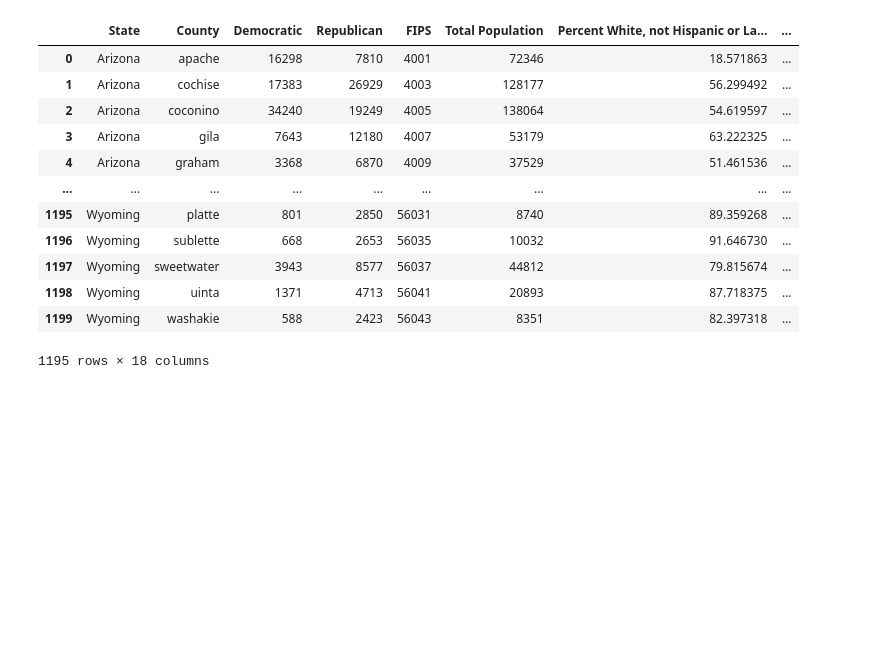
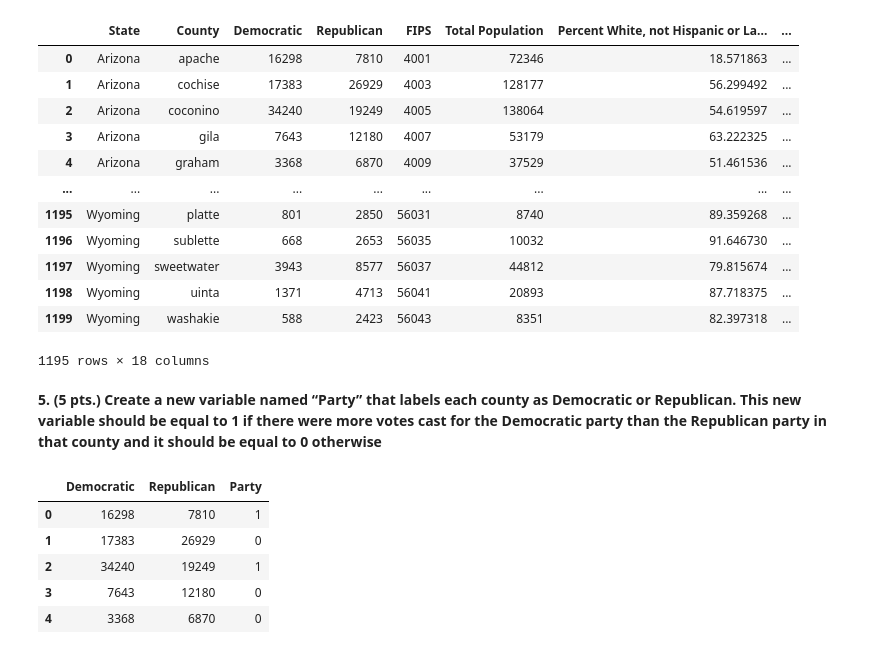
Before and after one commit to laxmena/2018Election-Data-Visualization, a Jupyter notebook: EDA-2018SenateElections.ipynb, the cells around one changed output. Saved outputs shown, nothing was run; the diff lists cells and outputs as text; code cells hidden in the pictures; blank space fills up the shorter version.

Commit message:
Coumpute Party feature

```diff
--- a/EDA-2018SenateElections.ipynb
+++ b/EDA-2018SenateElections.ipynb
@@ -230,3 +230,19 @@ election_train_merge
 | 1198 | Wyoming | uinta | 1371 | 4713 | 56041 | 20893 | 87.718375 | ... |
 | 1199 | Wyoming | washakie | 588 | 2423 | 56043 | 8351 | 82.397318 | ... |
 1195 rows × 18 columns
+# %% [markdown]
+**5. (5 pts.) Create a new variable named “Party” that labels each county as Democratic or
+Republican. This new variable should be equal to 1 if there were more votes cast for the
+Democratic party than the Republican party in that county and it should be equal to 0
+otherwise**
+# %%
+election_train_merge['Party'] = (election_train_merge['Democratic'] > election_train_merge['Republican']).astype(int)
+# %%
+election_train_merge[['Democratic', 'Republican', 'Party']].head()
+# %% [output]
+|  | Democratic | Republican | Party |
+| 0 | 16298 | 7810 | 1 |
+| 1 | 17383 | 26929 | 0 |
+| 2 | 34240 | 19249 | 1 |
+| 3 | 7643 | 12180 | 0 |
+| 4 | 3368 | 6870 | 0 |
```
Also changed, not shown: parts of 2 cells of this notebook.
